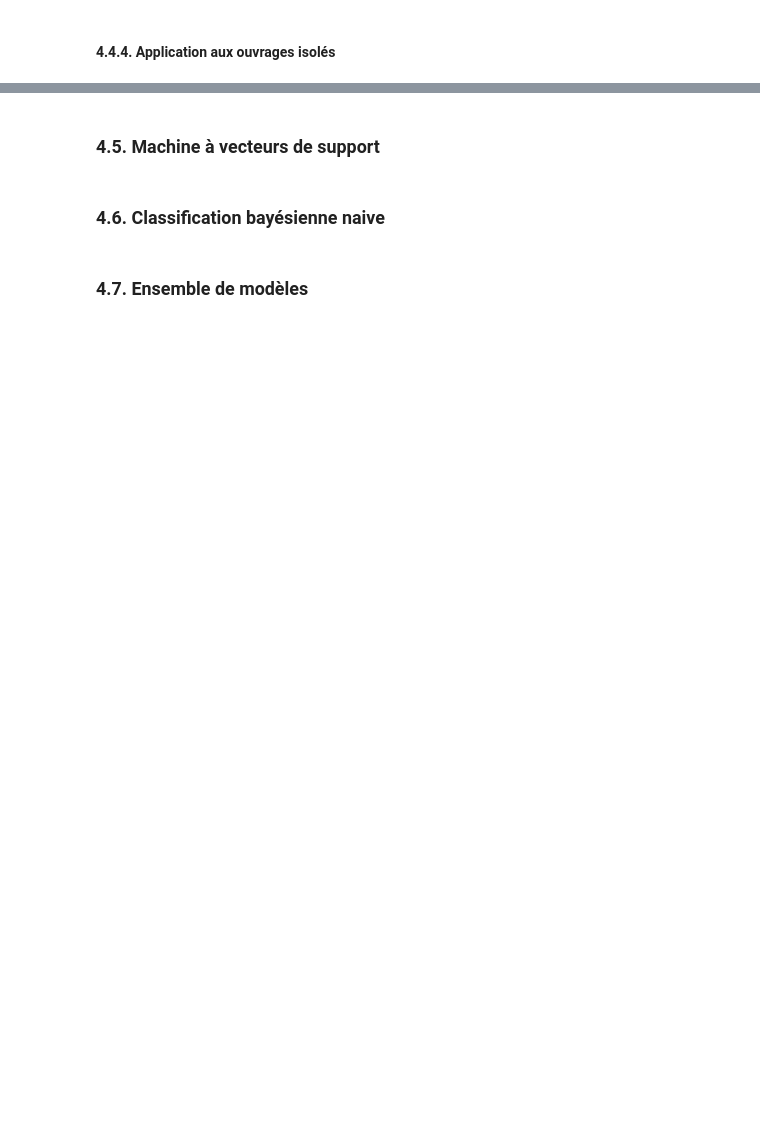
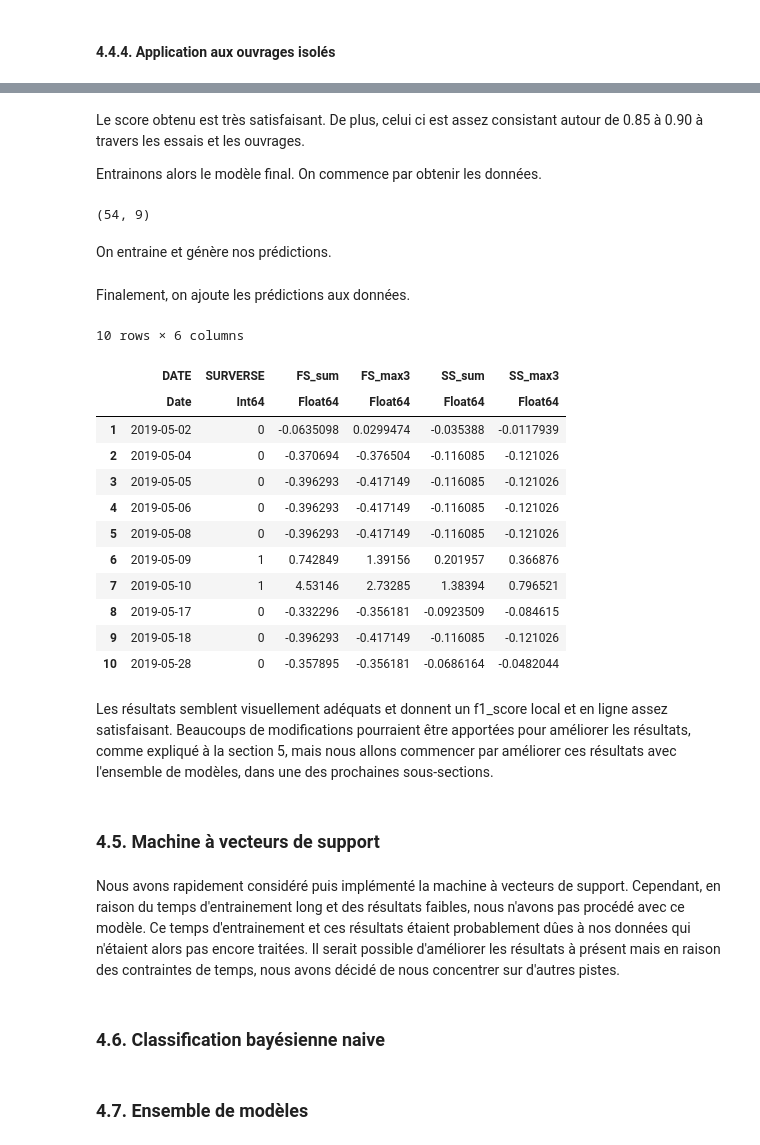
Before and after one commit to JeyzerMC/MTH3302-Project, a Jupyter notebook: rp_v2.ipynb, the cells around one changed output, grey strips where cells are left out. Drawn from its saved outputs; the diff is of its cells as text; code cells hidden in the pictures; blank space fills up the shorter version.

Commit message:
MC: reg log section 4 application

```diff
--- a/rp_v2.ipynb
+++ b/rp_v2.ipynb
@@ -1577,0 +1596,6 @@ Nous expliquerons ici les fonctions définies, sans montrer le code afin de ne p
+# %%
+using GLM;
+data_set_4380 = CSV.read("data/parsed/oversampled/ouvrage_4380.csv");
+train_set_4380, val_set_4380 = partitionTrainTest(data_set_4380);
+val_labels_4380 = val_set_4380[!, :SURVERSE];
+size(data_set_4380)
@@ -1577,0 +1606,3 @@ Nous expliquerons ici les fonctions définies, sans montrer le code afin de ne p
+# %%
+val_form = @formula(SURVERSE ~ FS_sum + FS_max + FS_max3 +
+                               SS_sum + SS_max + SS_max3);
@@ -1578,6 +1618,49 @@ Nous expliquerons ici les fonctions définies, sans montrer le code afin de ne p
+# %% [markdown]
+Le score obtenu est très satisfaisant. De plus, celui ci est assez consistant autour de 0.85 à 0.90 à travers les essais et les ouvrages.
+
+Entrainons alors le modèle final. On commence par obtenir les données.
+# %%
+test_set_4380 = CSV.read("data/parsed/test_4380.csv");
+size(test_set_4380)
+# %% [output]
+(54, 9)
+# %% [markdown]
+On entraine et génère nos prédictions.
+# %%
+test_model_glm_4380 = glm(val_form, data_set_4380, Bernoulli(), LogitLink());
+test_pred_glm_4380 = GLM.predict(test_model_glm_4380, test_set_4380);
+test_pred_4380 = test_pred_glm_4380;
+test_pred_4380[test_pred_4380 .>= 0.5] .= 1.0;
+test_pred_4380[test_pred_4380 .< 0.5] .= 0.0;
+test_pred_4380 = convert(Array{Int}, trunc.(test_pred_4380));
+# %% [markdown]
+Finalement, on ajoute les prédictions aux données.
+# %%
+pred_4380 = test_set_4380;
+pred_4380[!, :SURVERSE] = test_pred_4380;
+vis_ft = [:DATE, :SURVERSE, :FS_sum, :FS_max3, :SS_sum, :SS_max3];
+first(pred_4380[!, vis_ft], 10)
+# %% [output]
+10 rows × 6 columns
+|  | DATE | SURVERSE | FS_sum | FS_max3 | SS_sum | SS_max3 |
+|  | Date | Int64 | Float64 | Float64 | Float64 | Float64 |
+| 1 | 2019-05-02 | 0 | -0.0635098 | 0.0299474 | -0.035388 | -0.0117939 |
+| 2 | 2019-05-04 | 0 | -0.370694 | -0.376504 | -0.116085 | -0.121026 |
+| 3 | 2019-05-05 | 0 | -0.396293 | -0.417149 | -0.116085 | -0.121026 |
+| 4 | 2019-05-06 | 0 | -0.396293 | -0.417149 | -0.116085 | -0.121026 |
+| 5 | 2019-05-08 | 0 | -0.396293 | -0.417149 | -0.116085 | -0.121026 |
+| 6 | 2019-05-09 | 1 | 0.742849 | 1.39156 | 0.201957 | 0.366876 |
+| 7 | 2019-05-10 | 1 | 4.53146 | 2.73285 | 1.38394 | 0.796521 |
+| 8 | 2019-05-17 | 0 | -0.332296 | -0.356181 | -0.0923509 | -0.084615 |
+| 9 | 2019-05-18 | 0 | -0.396293 | -0.417149 | -0.116085 | -0.121026 |
+| 10 | 2019-05-28 | 0 | -0.357895 | -0.356181 | -0.0686164 | -0.0482044 |
+# %% [markdown]
+Les résultats semblent visuellement adéquats et donnent un f1_score local et en ligne assez satisfaisant. Beaucoups de modifications pourraient être apportées pour améliorer les résultats, comme expliqué à la section 5, mais nous allons commencer par améliorer ces résultats avec l'ensemble de modèles, dans une des prochaines sous-sections.
 # %% [markdown]
 <a id="4.5."></a>
 ### 4.5. Machine à vecteurs de support
+# %% [markdown]
+Nous avons rapidement considéré puis implémenté la machine à vecteurs de support. Cependant, en raison du temps d'entrainement long et des résultats faibles, nous n'avons pas procédé avec ce modèle. Ce temps d'entrainement et ces résultats étaient probablement dûes à nos données qui n'étaient alors pas encore traitées. Il serait possible d'améliorer les résultats à présent mais en raison des contraintes de temps, nous avons décidé de nous concentrer sur d'autres pistes.
 # %% [markdown]
 <a id="4.6."></a>
 ### 4.6. Classification bayésienne naive
```
Also changed, not shown: parts of 14 cells of this notebook.
